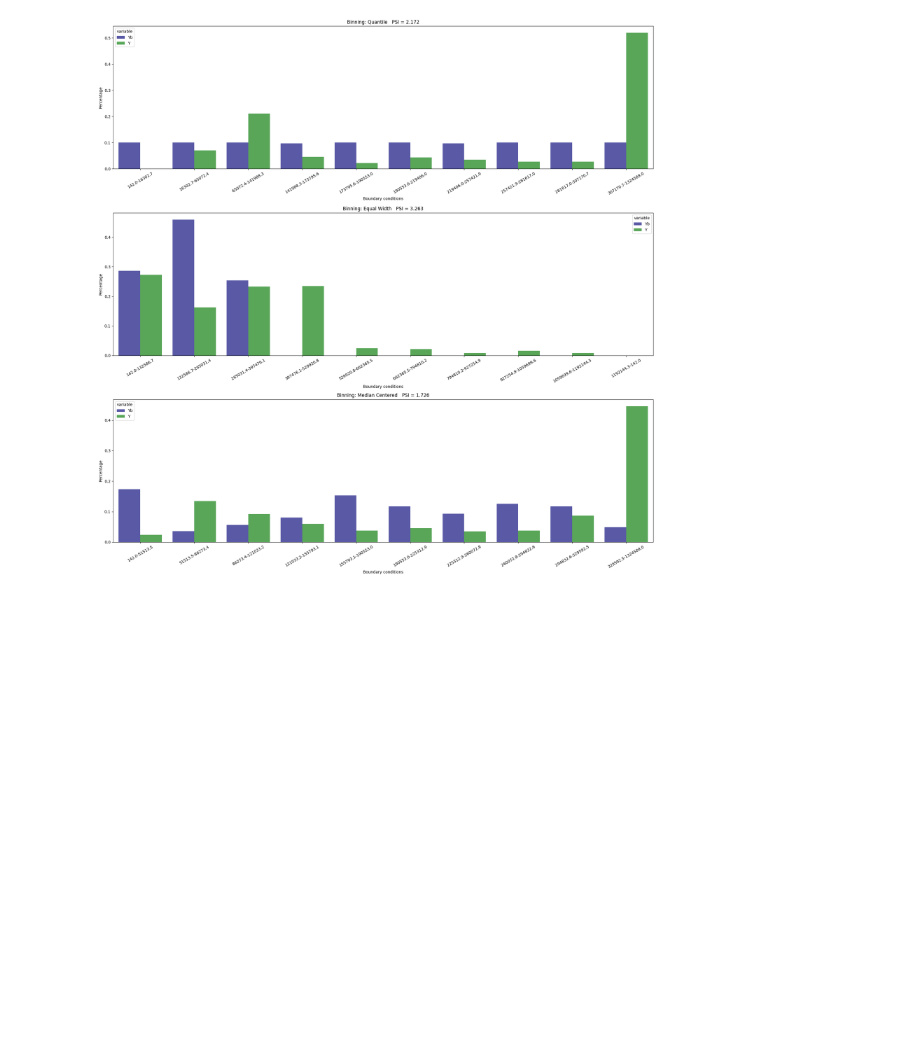
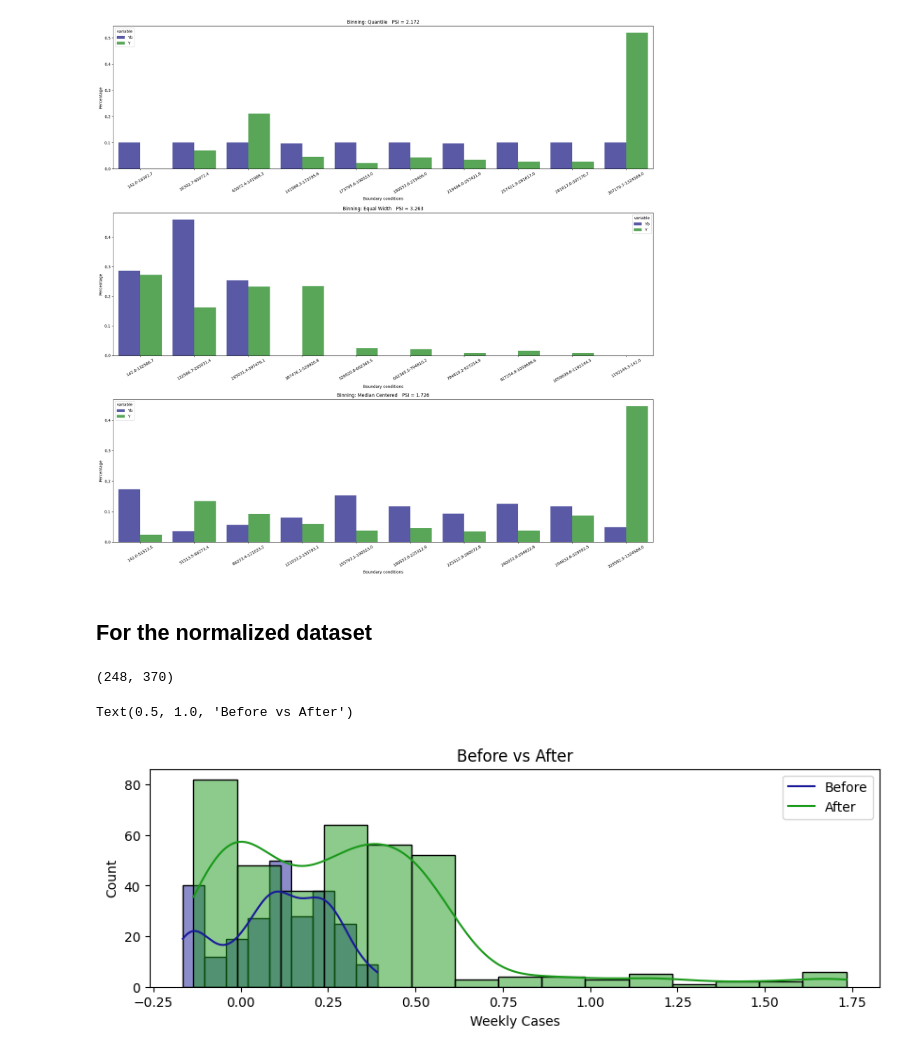
Before and after one commit to BiancaCarneiro/Covid-Prediction, a Jupyter notebook: project/notebooks/covid_drift_calculation.ipynb, the cells around one changed output. Saved outputs shown, nothing was run; the diff lists cells and outputs as text; code cells hidden in the pictures; blank space fills up the shorter version.

```diff
--- a/project/notebooks/covid_drift_calculation.ipynb
+++ b/project/notebooks/covid_drift_calculation.ipynb
@@ -56,7 +53,7 @@ from binning_techiniques import quantile_binning, equal_width_binning, median_ce
 # %%
 DATA_PATH = "../data"
 df_train = pd.read_csv(f"{DATA_PATH}/train_preprocessed.csv")
-df_test = pd.read_csv(f"{DATA_PATH}/test.csv")
+df_normalized = pd.read_csv(f"{DATA_PATH}/train_preprocessed_normalized.csv")
 # %% [markdown]
 ## Visualization of "Weekly Cases" Before x After Vaccine in Brazil
 # %%
@@ -106,3 +103,20 @@ fig.tight_layout()
 plt.show()
 # %% [output]
 [figure]
+# %% [markdown]
+## For the normalized dataset
+# %%
+baseline = df_normalized.loc[(df_normalized["Location"]=="Brazil") & (df_normalized["After Vaccine"] == False), "Weekly Cases"].dropna()
+production = df_normalized.loc[(df_normalized["Location"]=="Brazil") & (df_normalized["After Vaccine"] == True), "Weekly Cases"].dropna()
+len(baseline), len(production)
+# %% [output]
+(248, 370)
+# %%
+plt.figure(figsize = (10,3))
+sns.histplot(baseline, kde = True, color = (0.1, 0.1, 0.6))
+sns.histplot(production, kde = True, color = (0.1, 0.6, 0.1))
+plt.legend(["Before", "After"])
+plt.title("Before vs After")
+# %% [output]
+Text(0.5, 1.0, 'Before vs After')
+[figure, added]
```
Also changed, not shown: parts of 14 cells of this notebook, 2 other files.
